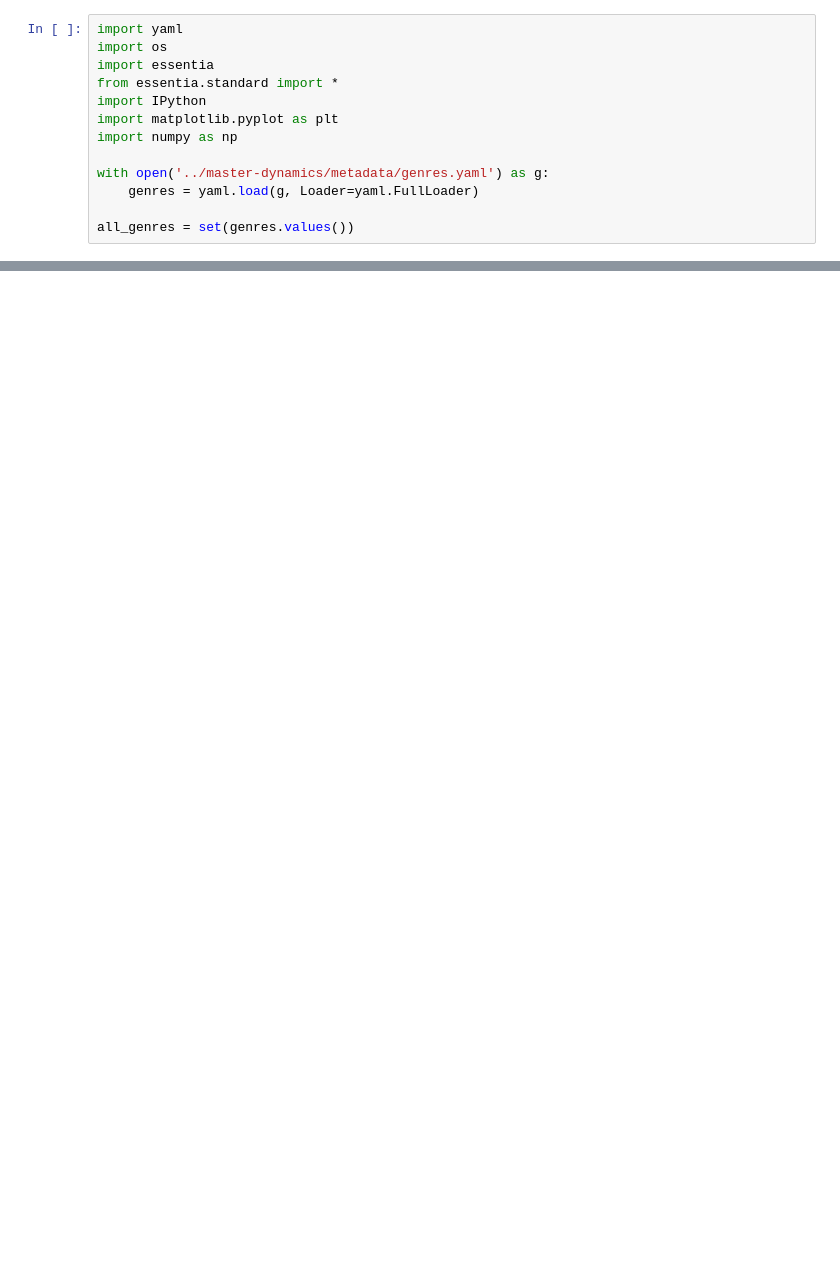
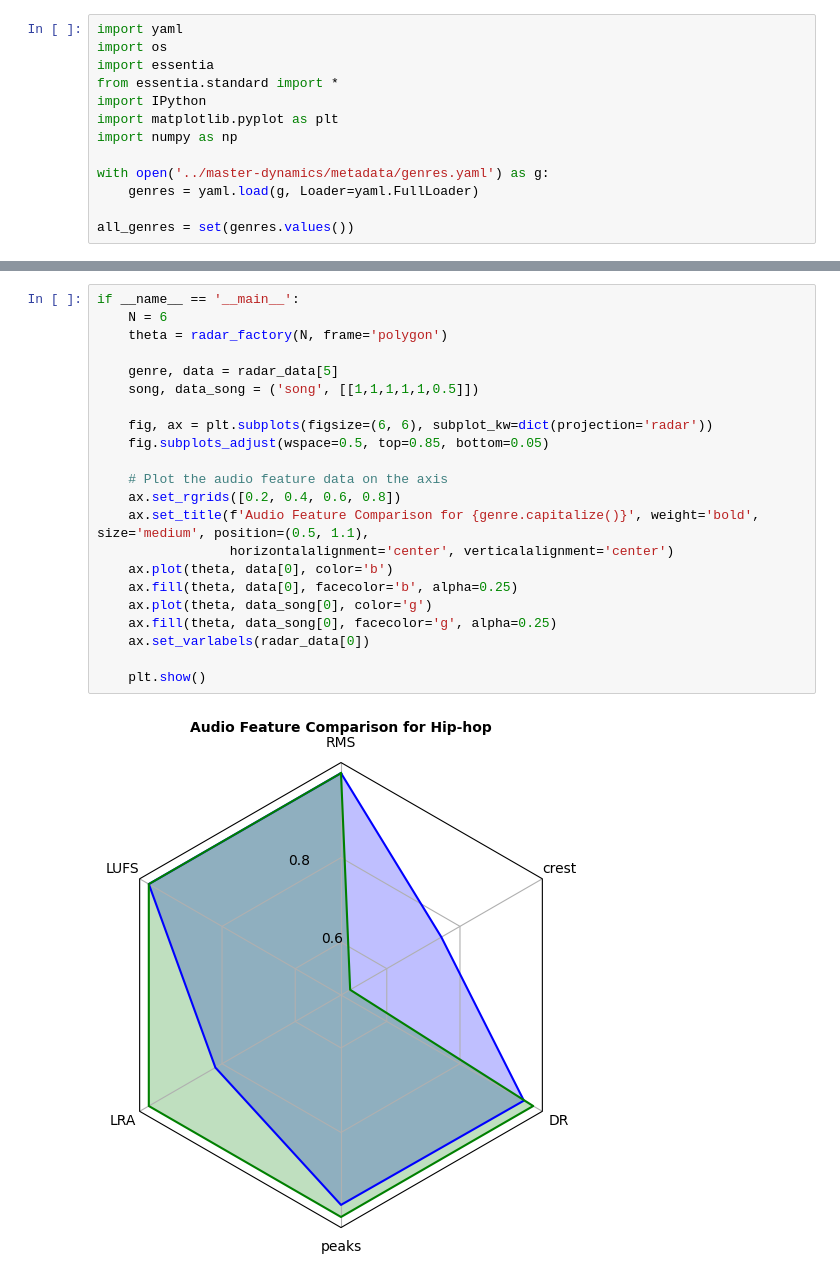
Before and after one commit to rogerpurgimon/TFG, a Jupyter notebook: Software prototype.ipynb, the cells around one changed output, grey strips where cells are left out. Saved outputs shown, nothing was run; the diff lists cells and outputs as text; blank space fills up the shorter version.

```diff
--- a/Software prototype.ipynb
+++ b/Software prototype.ipynb
@@ -41,0 +261,24 @@ g.head()
+# %%
+if __name__ == '__main__':
+    N = 6
+    theta = radar_factory(N, frame='polygon')
+
+    genre, data = radar_data[5]
+    song, data_song = ('song', [[1,1,1,1,1,0.5]])
+
+    fig, ax = plt.subplots(figsize=(6, 6), subplot_kw=dict(projection='radar'))
+    fig.subplots_adjust(wspace=0.5, top=0.85, bottom=0.05)
+
+    # Plot the audio feature data on the axis
+    ax.set_rgrids([0.2, 0.4, 0.6, 0.8])
+    ax.set_title(f'Audio Feature Comparison for {genre.capitalize()}', weight='bold', size='medium', position=(0.5, 1.1),
+                 horizontalalignment='center', verticalalignment='center')
+    ax.plot(theta, data[0], color='b')
+    ax.fill(theta, data[0], facecolor='b', alpha=0.25)
+    ax.plot(theta, data_song[0], color='g')
+    ax.fill(theta, data_song[0], facecolor='g', alpha=0.25)
+    ax.set_varlabels(radar_data[0])
+
+    plt.show()
+# %% [output]
+[figure, added]
```
Also changed, not shown: parts of 9 cells of this notebook, 3 other files.
